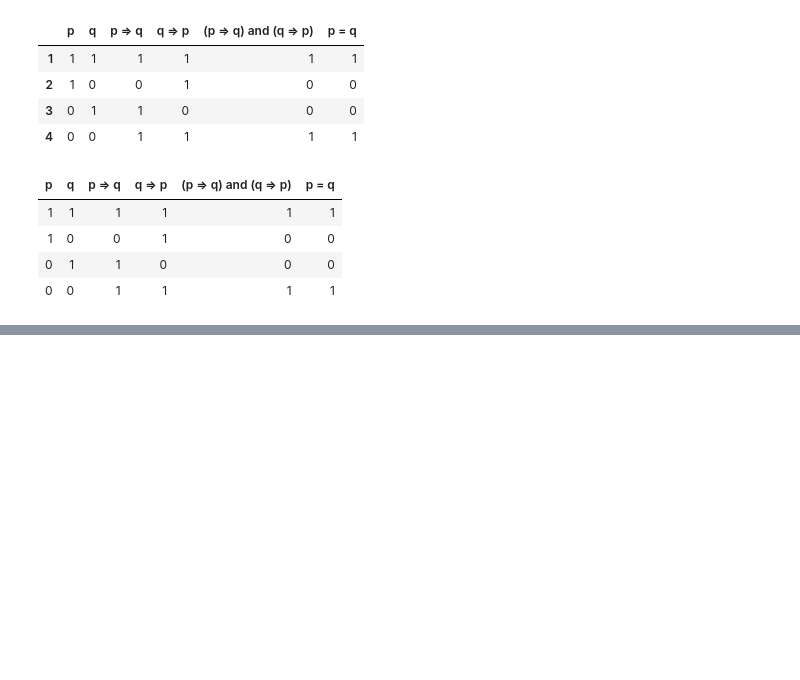
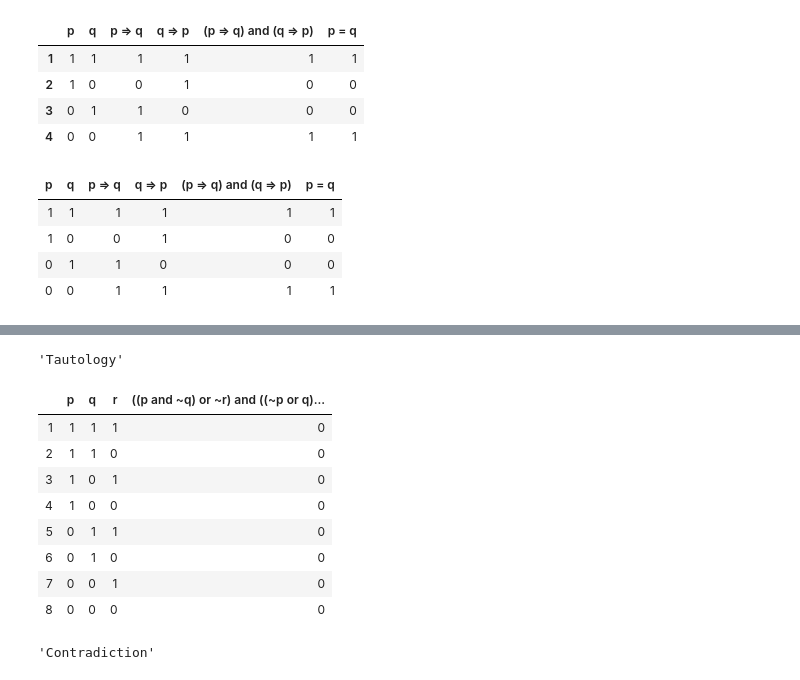
Before and after one commit to chicolucio/truth-table-generator, a Jupyter notebook: Untitled.ipynb, the cells around one changed output, grey strips where cells are left out. Saved outputs shown, nothing was run; the diff lists cells and outputs as text; code cells hidden in the pictures; blank space fills up the shorter version.

Commit message:
Valuation function. Returns 'Tautology', 'Contradiction' or 'Contingency' for the last column of the table

```diff
--- a/Untitled.ipynb
+++ b/Untitled.ipynb
@@ -234,0 +294,2 @@ dir(tabulate)
+# %%
+cont = truths.Truths(['p', 'q', 'r'], ['((p and ~q) or ~r) and ((~p or q) and r)'])
@@ -234,0 +304,20 @@ dir(tabulate)
+# %%
+taut.valuation()
+# %% [output]
+'Tautology'
+# %%
+cont.asPandas()
+# %% [output]
+|  | p | q | r | ((p and ~q) or ~r) and ((~p or q)... |
+| 1 | 1 | 1 | 1 | 0 |
+| 2 | 1 | 1 | 0 | 0 |
+| 3 | 1 | 0 | 1 | 0 |
+| 4 | 1 | 0 | 0 | 0 |
+| 5 | 0 | 1 | 1 | 0 |
+| 6 | 0 | 1 | 0 | 0 |
+| 7 | 0 | 0 | 1 | 0 |
+| 8 | 0 | 0 | 0 | 0 |
+# %%
+cont.valuation()
+# %% [output]
+'Contradiction'
```
Also changed, not shown: parts of 18 cells of this notebook, 1 other file.
